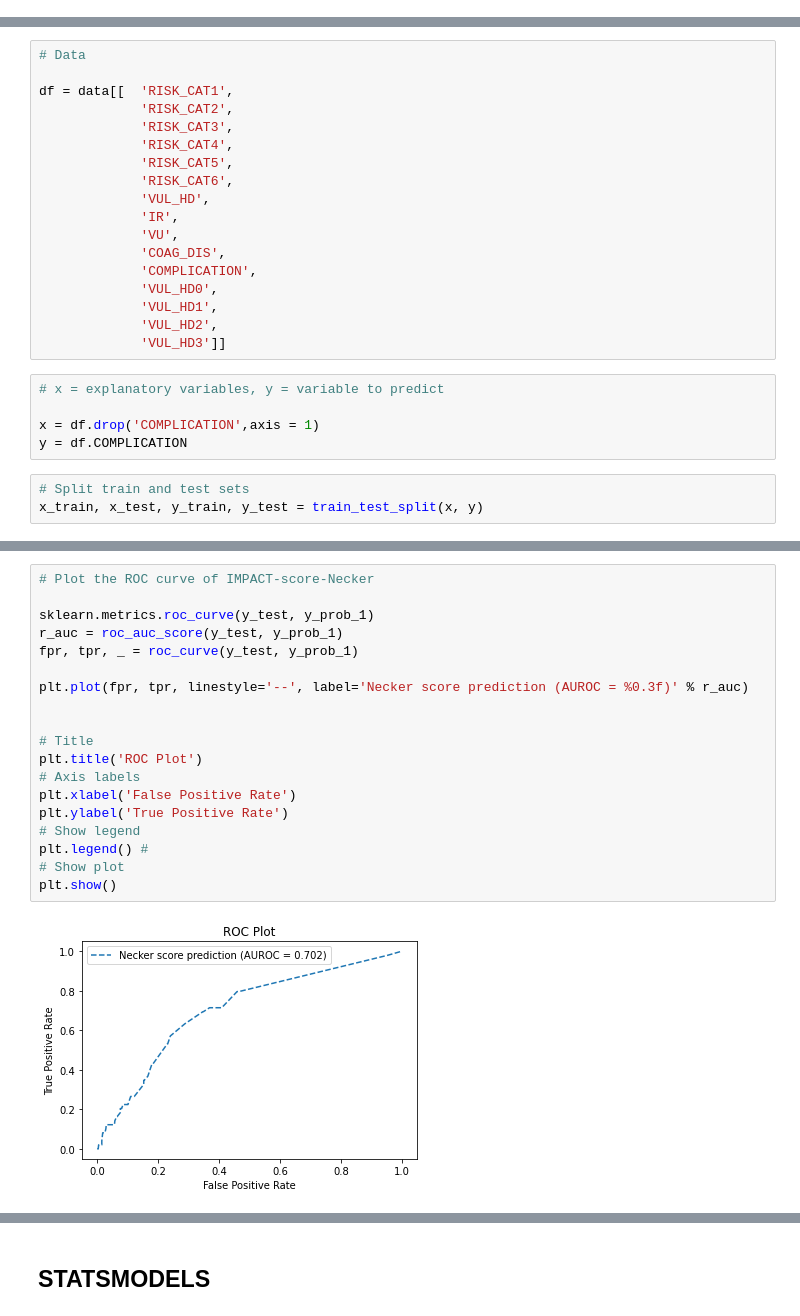
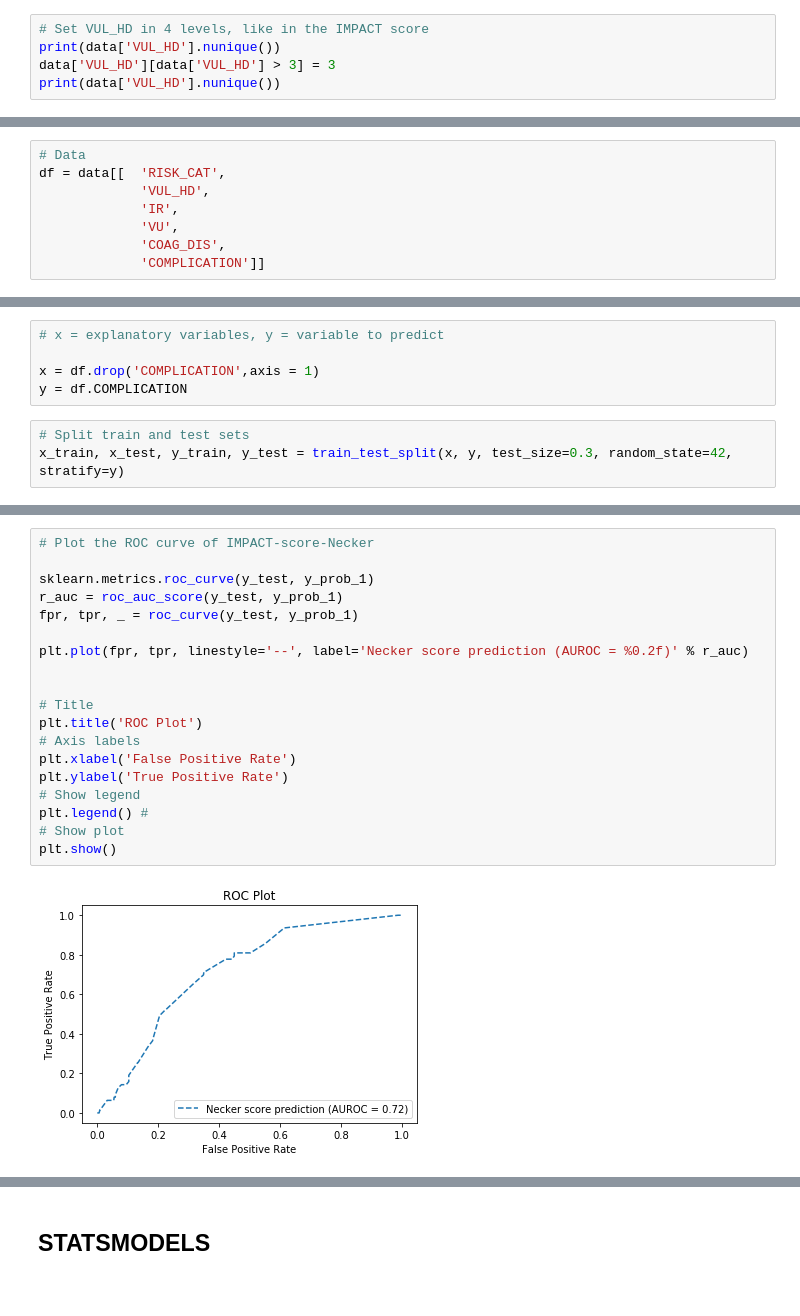
Before and after one commit to SophieQuennelle/IMPACT-Score-NECKER, a Jupyter notebook: Score.ipynb, the cells around one changed output, grey strips where cells are left out. Cells and saved outputs as stored; diff of their text form.

Commit message:
Amélioration du score et du preprocessing

```diff
--- a/Score.ipynb
+++ b/Score.ipynb
@@ -556,0 +274,5 @@ from sklearn.metrics import roc_curve, roc_auc_score
+# %%
+# Set VUL_HD in 4 levels, like in the IMPACT score
+print(data['VUL_HD'].nunique())
+data['VUL_HD'][data['VUL_HD'] > 3] = 3
+print(data['VUL_HD'].nunique())
@@ -556,0 +282,8 @@ from sklearn.metrics import roc_curve, roc_auc_score
+# %%
+# Data
+df = data[[  'RISK_CAT',
+             'VUL_HD',
+             'IR',
+             'VU',
+             'COAG_DIS',
+             'COMPLICATION']]
@@ -566,21 +315,3 @@ CategoricalDtype(categories=[0.0, 1.0], ordered=False)
-# %%
-# Data
-
-df = data[[  'RISK_CAT1',
-             'RISK_CAT2',
-             'RISK_CAT3',
-             'RISK_CAT4',
-             'RISK_CAT5',
-             'RISK_CAT6',
-             'VUL_HD',
-             'IR',
-             'VU',
-             'COAG_DIS',
-             'COMPLICATION',
-             'VUL_HD0',
-             'VUL_HD1',
-             'VUL_HD2',
-             'VUL_HD3']]
 # %%
 # x = explanatory variables, y = variable to predict
 
@@ -588,7 +319,7 @@ x = df.drop('COMPLICATION',axis = 1)
 y = df.COMPLICATION
 # %%
 # Split train and test sets
-x_train, x_test, y_train, y_test = train_test_split(x, y)
+x_train, x_test, y_train, y_test = train_test_split(x, y, test_size=0.3, random_state=42, stratify=y)
 # %%
 # Fit LogReg
 logreg = LogisticRegression(class_weight='balanced')
@@ -623,24 +358,24 @@ Accuracy: 70.71823204419888
 # %%
 # Plot the ROC curve of IMPACT-score-Necker
 
 sklearn.metrics.roc_curve(y_test, y_prob_1)
 r_auc = roc_auc_score(y_test, y_prob_1)
 fpr, tpr, _ = roc_curve(y_test, y_prob_1)
 
-plt.plot(fpr, tpr, linestyle='--', label='Necker score prediction (AUROC = %0.3f)' % r_auc)
+plt.plot(fpr, tpr, linestyle='--', label='Necker score prediction (AUROC = %0.2f)' % r_auc)
 
 
 # Title
 plt.title('ROC Plot')
 # Axis labels
 plt.xlabel('False Positive Rate')
 plt.ylabel('True Positive Rate')
 # Show legend
 plt.legend() #
 # Show plot
 plt.show()
 # %% [output]
-[figure, old version]
+[figure, new version]
 # %%
 # Plot the ROC curve of IMPACT-score
 df_impact = data[['IPP', 'DDK', 'COMPLICATION', 'RISK']]
```
Also changed, not shown: parts of 89 cells of this notebook, 1 other file.
